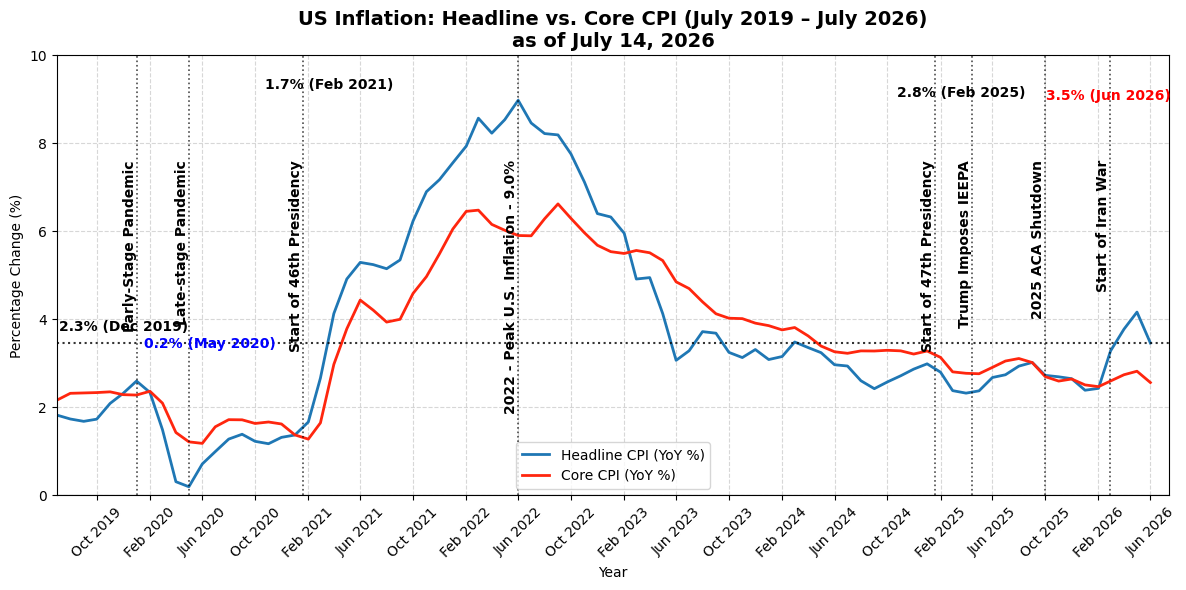
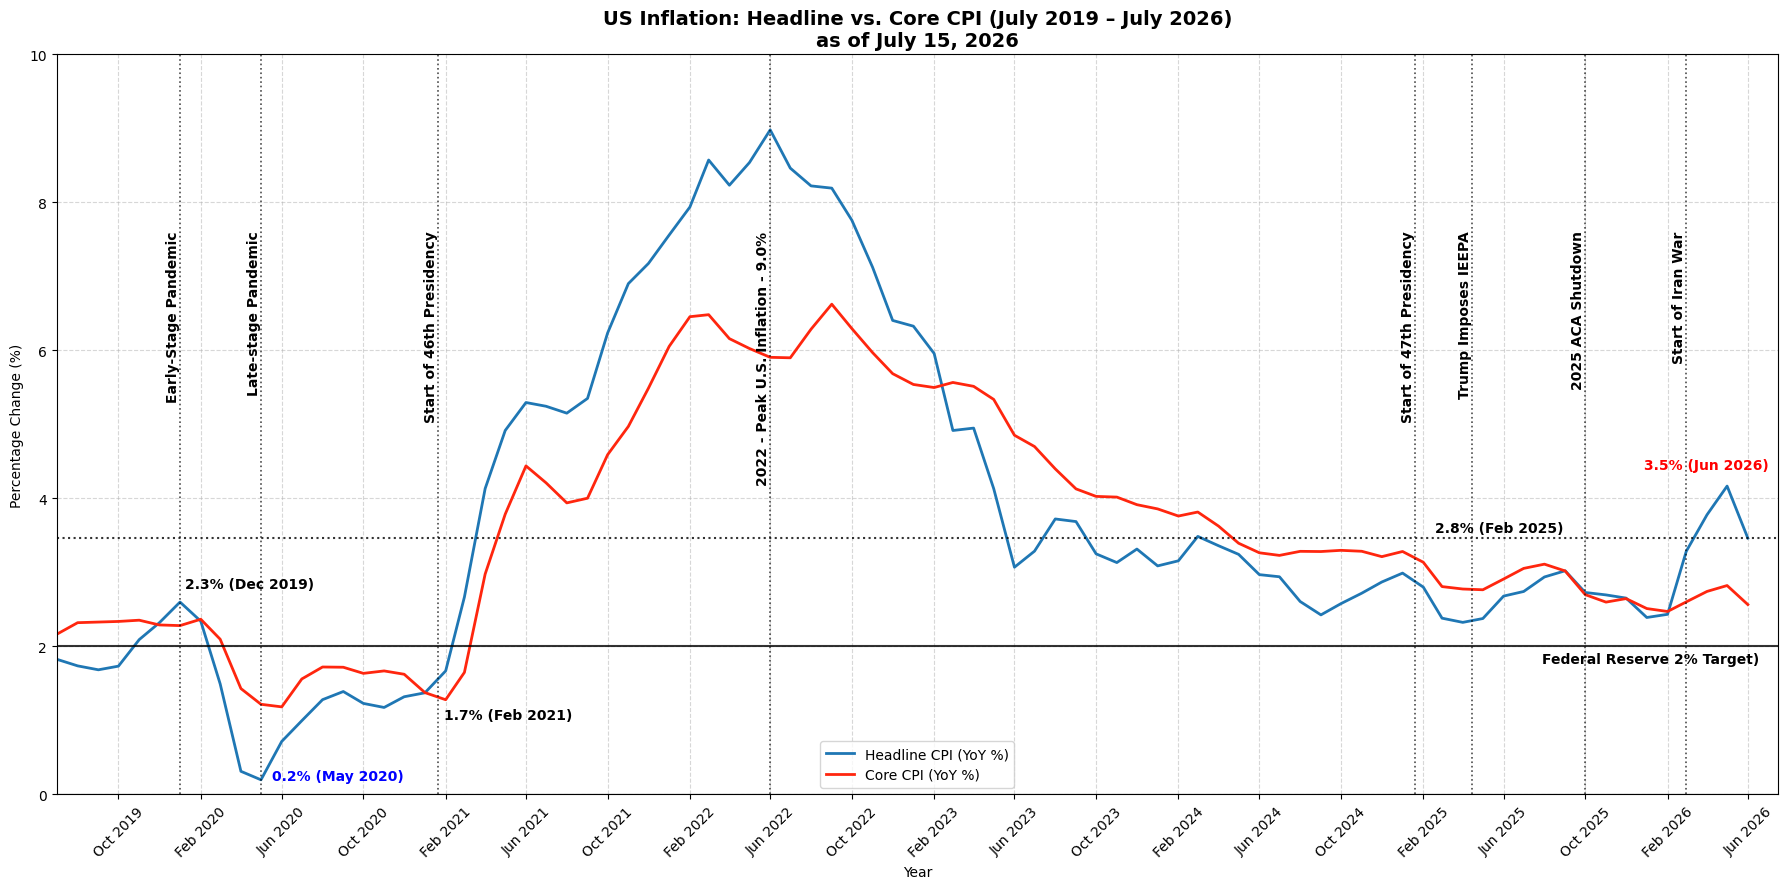
Code edit (unified diff) that turned the first committed figure into the second:
--- before
+++ after
@@ -10,17 +10,21 @@
 }
 
-# values
+# Present values
 r_date = df_yoy['CPI for All Urban Consumers: All Items'].dropna().index[-1]
 r_val = df_yoy['CPI for All Urban Consumers: All Items'].dropna().iloc[-1]
 
+# Pandemic Start
 p_date = df_yoy['CPI for All Urban Consumers: All Items'].dropna().index[-74]
 p_val = df_yoy['CPI for All Urban Consumers: All Items'].dropna().iloc[-74]
 
+# Pre-Pandemic Peak
 c_date = df_yoy['CPI for All Urban Consumers: All Items'].dropna().index[-79]
 c_val = df_yoy['CPI for All Urban Consumers: All Items'].dropna().iloc[-79]
 
+# 46th President
 x1_date = df_yoy['CPI for All Urban Consumers: All Items'].dropna().index[-65]
 x1_val = df_yoy['CPI for All Urban Consumers: All Items'].dropna().iloc[-65]
 
+# 47th President
 x2_date = df_yoy['CPI for All Urban Consumers: All Items'].dropna().index[-17]
 x2_val = df_yoy['CPI for All Urban Consumers: All Items'].dropna().iloc[-17]
@@ -31,5 +35,5 @@
 
 # Plot
-plt.figure(figsize=(12, 6))
+plt.figure(figsize=(18, 9))
 
 plt.plot(df_yoy.index, 
@@ -66,5 +70,5 @@
              (r_date, r_val), 
              textcoords = "offset points", 
-             xytext = (-30,175), 
+             xytext = (-30,50), 
              ha = 'center', 
              weight = 'bold', 
@@ -73,5 +77,5 @@
              (p_date, p_val), 
              textcoords = "offset points", 
-             xytext = (15,100), 
+             xytext = (55,0), 
              ha = 'center', 
              weight = 'bold', 
@@ -80,5 +84,5 @@
              (c_date, c_val), 
              textcoords = "offset points", 
-             xytext = (0,45), 
+             xytext = (65,25), 
              ha = 'center', 
              weight = 'bold', 
@@ -87,5 +91,5 @@
              (x1_date, x1_val), 
              textcoords = "offset points", 
-             xytext = (15,240), 
+             xytext = (45,-35), 
              ha = 'center', 
              weight = 'bold', 
@@ -94,5 +98,12 @@
              (x2_date, x2_val), 
              textcoords = "offset points", 
-             xytext = (15,198), 
+             xytext = (55,40), 
+             ha = 'center', 
+             weight = 'bold', 
+             color = 'black')
+plt.annotate(f"Federal Reserve 2% Target)", 
+             (r_date, r_val), 
+             textcoords = "offset points", 
+             xytext = (-70,-90), 
              ha = 'center', 
              weight = 'bold', 
@@ -103,4 +114,10 @@
             linewidth=1.5, 
             alpha=0.8)
+plt.axhline(y=2, 
+            color="#000000", 
+            linestyle='-', 
+            linewidth=1.5, 
+            alpha=0.8)
+
 
 plt.legend()

Commit: Add files via upload